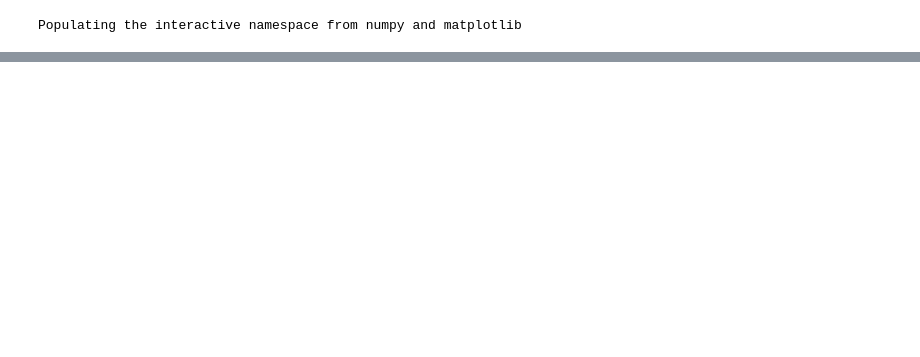
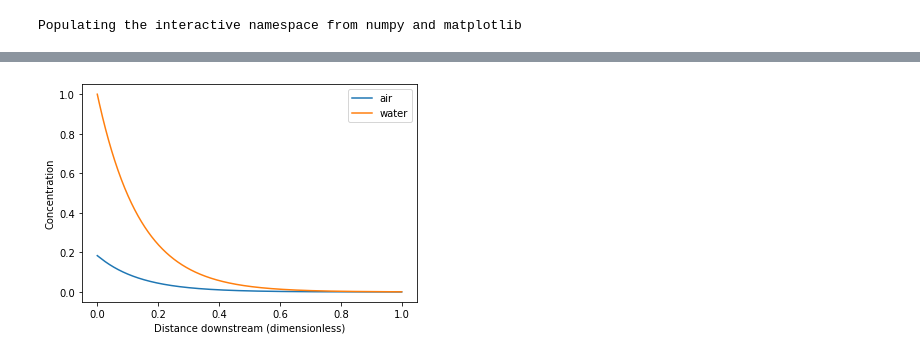
Before and after one commit to CovingtonResearchGroup/champ, a Jupyter notebook: CO2-air-water-adv-disp-exchange.ipynb, the cells around one changed output, grey strips where cells are left out. Saved outputs shown, nothing was run; the diff lists cells and outputs as text; code cells hidden in the pictures; blank space fills up the shorter version.

```diff
--- a/CO2-air-water-adv-disp-exchange.ipynb
+++ b/CO2-air-water-adv-disp-exchange.ipynb
@@ -114,0 +211,19 @@ Text(0, 0.5, 'Concentration')
+# %%
+x = linspace(0,1,nx)
+plot(x,C_a[960,:])
+plot(x,C_w[960,:])
+#plot(x,C_a[160,:])
+#plot(x,C_w[160,:])
+#plot(x,C_a[260,:])
+#plot(x,C_w[260,:])
+#plot(x,C_a[360,:])
+#plot(x,C_w[360,:])
+
+legend(['air','water'])
+#Can compare against previous solution for D
+#plot(x,D[200,:],'--')
+
+xlabel('Distance downstream (dimensionless)')
+ylabel('Concentration');
+# %% [output]
+[figure, added]
```
Also changed, not shown: parts of 4 cells of this notebook.
